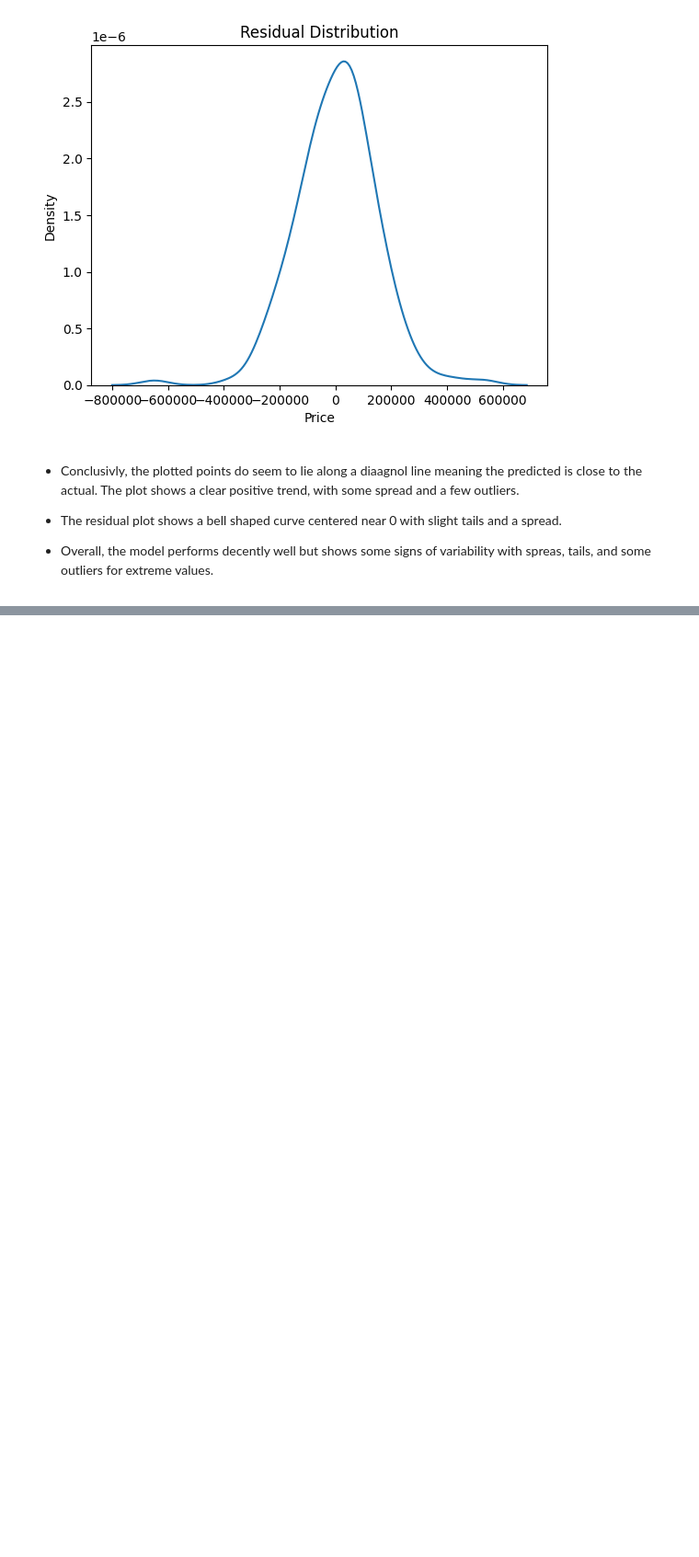
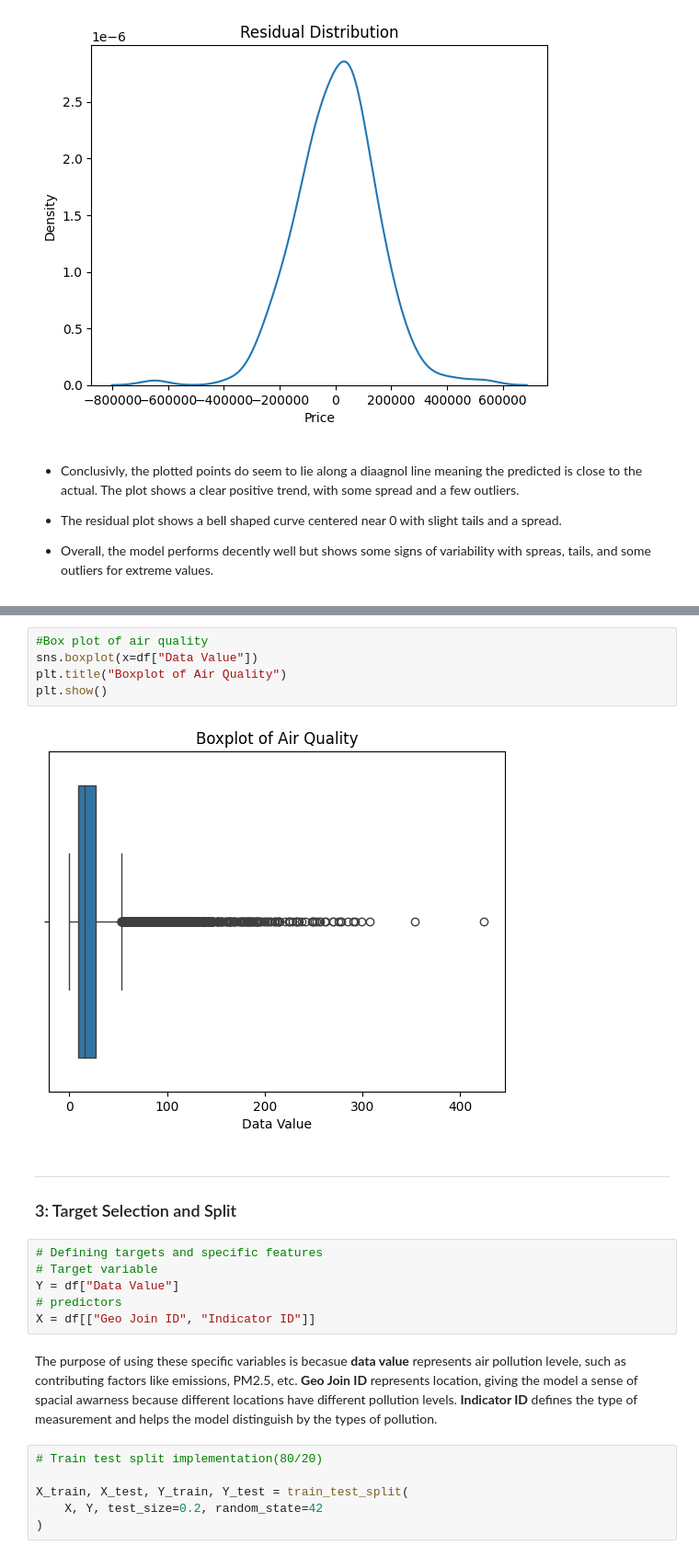
Before and after one commit to Mattcben1/week_8, a Jupyter notebook: Lab_assignment.ipynb, the cells around one changed output, grey strips where cells are left out. Shown at 92% size. Drawn from its saved outputs; the diff is of its cells as text; blank space fills up the shorter version.

```diff
--- a/Lab_assignment.ipynb
+++ b/Lab_assignment.ipynb
@@ -634,0 +696,24 @@ plt.show()
+# %%
+#Box plot of air quality
+sns.boxplot(x=df["Data Value"])
+plt.title("Boxplot of Air Quality")
+plt.show()
+# %% [output]
+[figure, added]
+# %% [markdown]
+---
+### 3: Target Selection and Split
+# %%
+# Defining targets and specific features
+# Target variable
+Y = df["Data Value"]
+# predictors
+X = df[["Geo Join ID", "Indicator ID"]]
+# %% [markdown]
+The purpose of using these specific variables is becasue **data value** represents air pollution levele, such as contributing factors like emissions, PM2.5, etc. **Geo Join ID** represents location, giving the model a sense of spacial awarness because different locations have different pollution levels. **Indicator ID** defines the type of measurement and helps the model distinguish by the types of pollution.
+# %%
+# Train test split implementation(80/20)
+
+X_train, X_test, Y_train, Y_test = train_test_split(
+    X, Y, test_size=0.2, random_state=42
+)
```
Also changed, not shown: parts of 17 cells of this notebook.
